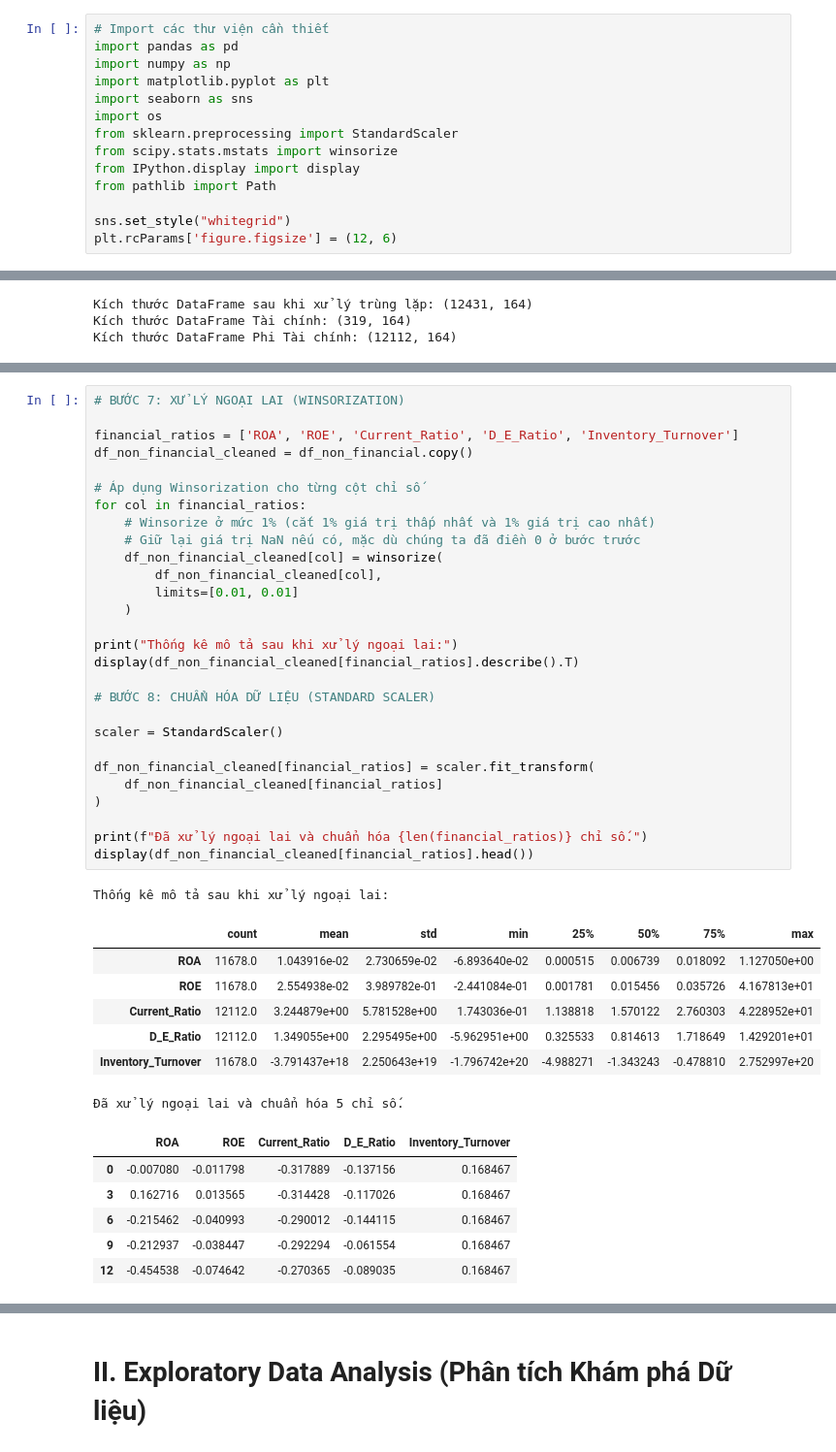
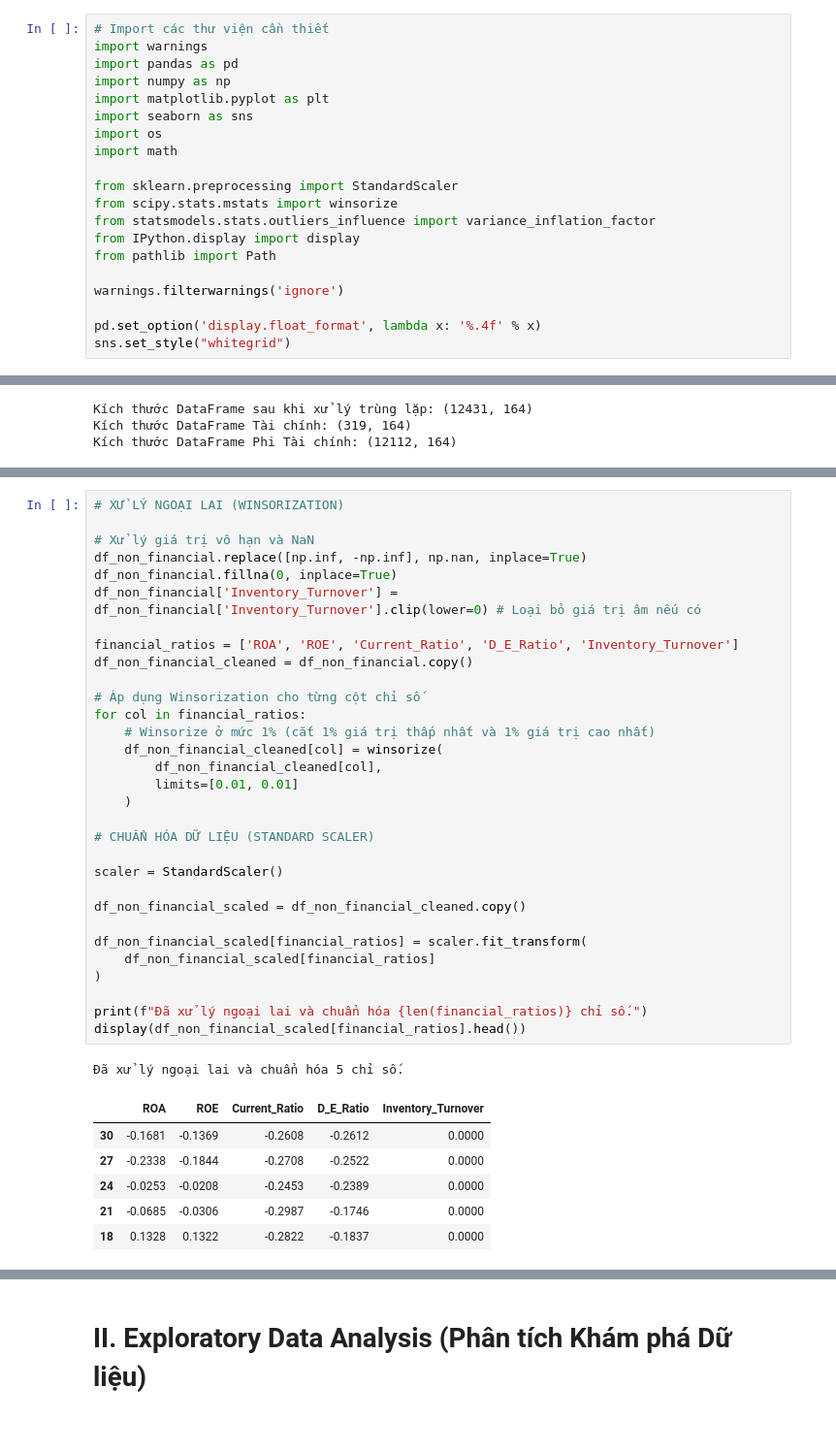
Before and after one commit to KiyoshiKoii/Intelligent-Stock-Advisory-System-for-the-Vietnamese-Market, a Jupyter notebook: src/notebooks/fa_eda.ipynb, the cells around one changed output, grey strips where cells are left out. Shown at 97% size. Saved outputs shown, nothing was run; the diff lists cells and outputs as text.

```diff
--- a/src/notebooks/fa_eda.ipynb
+++ b/src/notebooks/fa_eda.ipynb
@@ -2,18 +2,24 @@
 # Import
 # %%
 # Import các thư viện cần thiết
+import warnings
 import pandas as pd
 import numpy as np
 import matplotlib.pyplot as plt
 import seaborn as sns
 import os
+import math
+
 from sklearn.preprocessing import StandardScaler
 from scipy.stats.mstats import winsorize
+from statsmodels.stats.outliers_influence import variance_inflation_factor
 from IPython.display import display
 from pathlib import Path
 
+warnings.filterwarnings('ignore')
+
+pd.set_option('display.float_format', lambda x: '%.4f' % x)
 sns.set_style("whitegrid")
-plt.rcParams['figure.figsize'] = (12, 6)
 # %% [markdown]
 # Load Data
 # %%
@@ -341,44 +377,40 @@ display(df_non_financial[['CP', 'Năm', 'Kỳ', 'ROA', 'ROE', 'Current_Ratio', '
 # %%
-# BƯỚC 7: XỬ LÝ NGOẠI LAI (WINSORIZATION)
+# XỬ LÝ NGOẠI LAI (WINSORIZATION)
+
+# Xử lý giá trị vô hạn và NaN
+df_non_financial.replace([np.inf, -np.inf], np.nan, inplace=True)
+df_non_financial.fillna(0, inplace=True)
+df_non_financial['Inventory_Turnover'] = df_non_financial['Inventory_Turnover'].clip(lower=0) # Loại bỏ giá trị âm nếu có
 
 financial_ratios = ['ROA', 'ROE', 'Current_Ratio', 'D_E_Ratio', 'Inventory_Turnover']
 df_non_financial_cleaned = df_non_financial.copy()
 
 # Áp dụng Winsorization cho từng cột chỉ số
 for col in financial_ratios:
     # Winsorize ở mức 1% (cắt 1% giá trị thấp nhất và 1% giá trị cao nhất)
-    # Giữ lại giá trị NaN nếu có, mặc dù chúng ta đã điền 0 ở bước trước
     df_non_financial_cleaned[col] = winsorize(
         df_non_financial_cleaned[col],
         limits=[0.01, 0.01]
     )
 
-print("Thống kê mô tả sau khi xử lý ngoại lai:")
-display(df_non_financial_cleaned[financial_ratios].describe().T)
-
-# BƯỚC 8: CHUẨN HÓA DỮ LIỆU (STANDARD SCALER)
+# CHUẨN HÓA DỮ LIỆU (STANDARD SCALER)
 
 scaler = StandardScaler()
 
-df_non_financial_cleaned[financial_ratios] = scaler.fit_transform(
-    df_non_financial_cleaned[financial_ratios]
+df_non_financial_scaled = df_non_financial_cleaned.copy()
+
+df_non_financial_scaled[financial_ratios] = scaler.fit_transform(
+    df_non_financial_scaled[financial_ratios]
 )
 
 print(f"Đã xử lý ngoại lai và chuẩn hóa {len(financial_ratios)} chỉ số.")
-display(df_non_financial_cleaned[financial_ratios].head())
+display(df_non_financial_scaled[financial_ratios].head())
 # %% [output]
-Thống kê mô tả sau khi xử lý ngoại lai:
+Đã xử lý ngoại lai và chuẩn hóa 5 chỉ số.
-|  | count | mean | std | min | 25% | 50% | 75% | max |
-| ROA | 11678.0 | 1.043916e-02 | 2.730659e-02 | -6.893640e-02 | 0.000515 | 0.006739 | 0.018092 | 1.127050e+00 |
-| ROE | 11678.0 | 2.554938e-02 | 3.989782e-01 | -2.441084e-01 | 0.001781 | 0.015456 | 0.035726 | 4.167813e+01 |
-| Current_Ratio | 12112.0 | 3.244879e+00 | 5.781528e+00 | 1.743036e-01 | 1.138818 | 1.570122 | 2.760303 | 4.228952e+01 |
-| D_E_Ratio | 12112.0 | 1.349055e+00 | 2.295495e+00 | -5.962951e+00 | 0.325533 | 0.814613 | 1.718649 | 1.429201e+01 |
-| Inventory_Turnover | 11678.0 | -3.791437e+18 | 2.250643e+19 | -1.796742e+20 | -4.988271 | -1.343243 | -0.478810 | 2.752997e+20 |
+|  | ROA | ROE | Current_Ratio | D_E_Ratio | Inventory_Turnover |
+| 30 | -0.1681 | -0.1369 | -0.2608 | -0.2612 | 0.0000 |
+| 27 | -0.2338 | -0.1844 | -0.2708 | -0.2522 | 0.0000 |
+| 24 | -0.0253 | -0.0208 | -0.2453 | -0.2389 | 0.0000 |
+| 21 | -0.0685 | -0.0306 | -0.2987 | -0.1746 | 0.0000 |
+| 18 | 0.1328 | 0.1322 | -0.2822 | -0.1837 | 0.0000 |
-Đã xử lý ngoại lai và chuẩn hóa 5 chỉ số.
-|  | ROA | ROE | Current_Ratio | D_E_Ratio | Inventory_Turnover |
-| 0 | -0.007080 | -0.011798 | -0.317889 | -0.137156 | 0.168467 |
-| 3 | 0.162716 | 0.013565 | -0.314428 | -0.117026 | 0.168467 |
-| 6 | -0.215462 | -0.040993 | -0.290012 | -0.144115 | 0.168467 |
-| 9 | -0.212937 | -0.038447 | -0.292294 | -0.061554 | 0.168467 |
-| 12 | -0.454538 | -0.074642 | -0.270365 | -0.089035 | 0.168467 |
 # %% [markdown]
```
Also changed, not shown: parts of 22 cells of this notebook, 2 other files.
